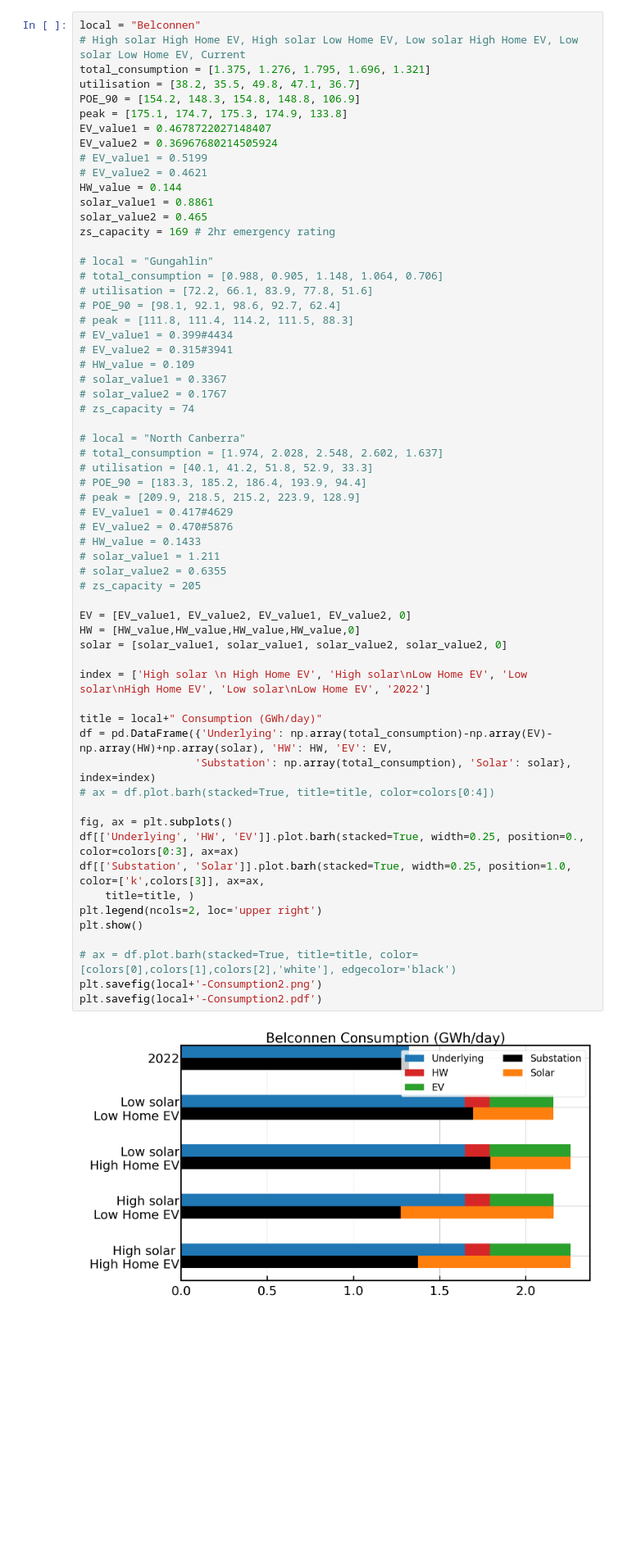
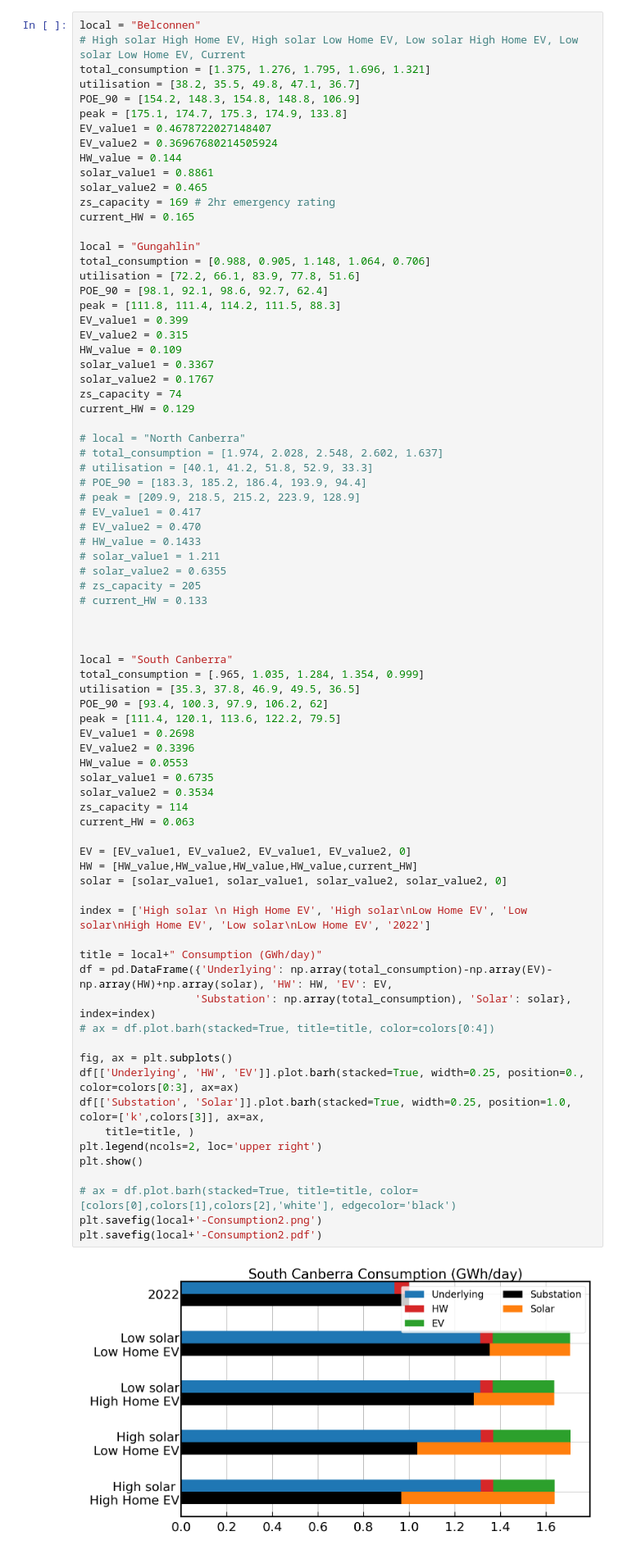
Before and after one commit to bjornsturmberg/ACT_flexible_loads, a Jupyter notebook: plotting_results.ipynb, the cells around one changed output. Shown at 82% size. Drawn from its saved outputs; the diff is of its cells as text; blank space fills up the shorter version.

```diff
--- a/plotting_results.ipynb
+++ b/plotting_results.ipynb
@@ -85,57 +104,73 @@ POE_90 = [154.2, 148.3, 154.8, 148.8, 106.9]
 peak = [175.1, 174.7, 175.3, 174.9, 133.8]
 EV_value1 = 0.4678722027148407
 EV_value2 = 0.36967680214505924
-# EV_value1 = 0.5199
-# EV_value2 = 0.4621
 HW_value = 0.144
 solar_value1 = 0.8861
 solar_value2 = 0.465
 zs_capacity = 169 # 2hr emergency rating
+current_HW = 0.165
 
-# local = "Gungahlin"
-# total_consumption = [0.988, 0.905, 1.148, 1.064, 0.706]
-# utilisation = [72.2, 66.1, 83.9, 77.8, 51.6]
-# POE_90 = [98.1, 92.1, 98.6, 92.7, 62.4]
-# peak = [111.8, 111.4, 114.2, 111.5, 88.3]
-# EV_value1 = 0.399#4434
-# EV_value2 = 0.315#3941
-# HW_value = 0.109
-# solar_value1 = 0.3367
-# solar_value2 = 0.1767
-# zs_capacity = 74
+local = "Gungahlin"
+total_consumption = [0.988, 0.905, 1.148, 1.064, 0.706]
+utilisation = [72.2, 66.1, 83.9, 77.8, 51.6]
+POE_90 = [98.1, 92.1, 98.6, 92.7, 62.4]
+peak = [111.8, 111.4, 114.2, 111.5, 88.3]
+EV_value1 = 0.399
+EV_value2 = 0.315
+HW_value = 0.109
+solar_value1 = 0.3367
+solar_value2 = 0.1767
+zs_capacity = 74
+current_HW = 0.129
 
 # local = "North Canberra"
 # total_consumption = [1.974, 2.028, 2.548, 2.602, 1.637]
 # utilisation = [40.1, 41.2, 51.8, 52.9, 33.3]
 # POE_90 = [183.3, 185.2, 186.4, 193.9, 94.4]
 # peak = [209.9, 218.5, 215.2, 223.9, 128.9]
-# EV_value1 = 0.417#4629
-# EV_value2 = 0.470#5876
+# EV_value1 = 0.417
+# EV_value2 = 0.470
 # HW_value = 0.1433
 # solar_value1 = 1.211
 # solar_value2 = 0.6355
 # zs_capacity = 205
+# current_HW = 0.133
+
+
+
+local = "South Canberra"
+total_consumption = [.965, 1.035, 1.284, 1.354, 0.999]
+utilisation = [35.3, 37.8, 46.9, 49.5, 36.5]
+POE_90 = [93.4, 100.3, 97.9, 106.2, 62]
+peak = [111.4, 120.1, 113.6, 122.2, 79.5]
+EV_value1 = 0.2698
+EV_value2 = 0.3396
+HW_value = 0.0553
+solar_value1 = 0.6735
+solar_value2 = 0.3534
+zs_capacity = 114
+current_HW = 0.063
 
 EV = [EV_value1, EV_value2, EV_value1, EV_value2, 0]
-HW = [HW_value,HW_value,HW_value,HW_value,0]
+HW = [HW_value,HW_value,HW_value,HW_value,current_HW]
 solar = [solar_value1, solar_value1, solar_value2, solar_value2, 0]
 
 index = ['High solar \n High Home EV', 'High solar\nLow Home EV', 'Low solar\nHigh Home EV', 'Low solar\nLow Home EV', '2022']
 
 title = local+" Consumption (GWh/day)"
 df = pd.DataFrame({'Underlying': np.array(total_consumption)-np.array(EV)-np.array(HW)+np.array(solar), 'HW': HW, 'EV': EV,
                   'Substation': np.array(total_consumption), 'Solar': solar}, index=index)
 # ax = df.plot.barh(stacked=True, title=title, color=colors[0:4])
 
 fig, ax = plt.subplots()
 df[['Underlying', 'HW', 'EV']].plot.barh(stacked=True, width=0.25, position=0., color=colors[0:3], ax=ax)
 df[['Substation', 'Solar']].plot.barh(stacked=True, width=0.25, position=1.0, color=['k',colors[3]], ax=ax,
     title=title, )
 plt.legend(ncols=2, loc='upper right')
 plt.show()
 
 # ax = df.plot.barh(stacked=True, title=title, color=[colors[0],colors[1],colors[2],'white'], edgecolor='black')
 plt.savefig(local+'-Consumption2.png')
 plt.savefig(local+'-Consumption2.pdf')
 # %% [output]
-[figure, old version]
+[figure, new version]
```
Also changed, not shown: parts of 1 cell of this notebook, 29 other files.
